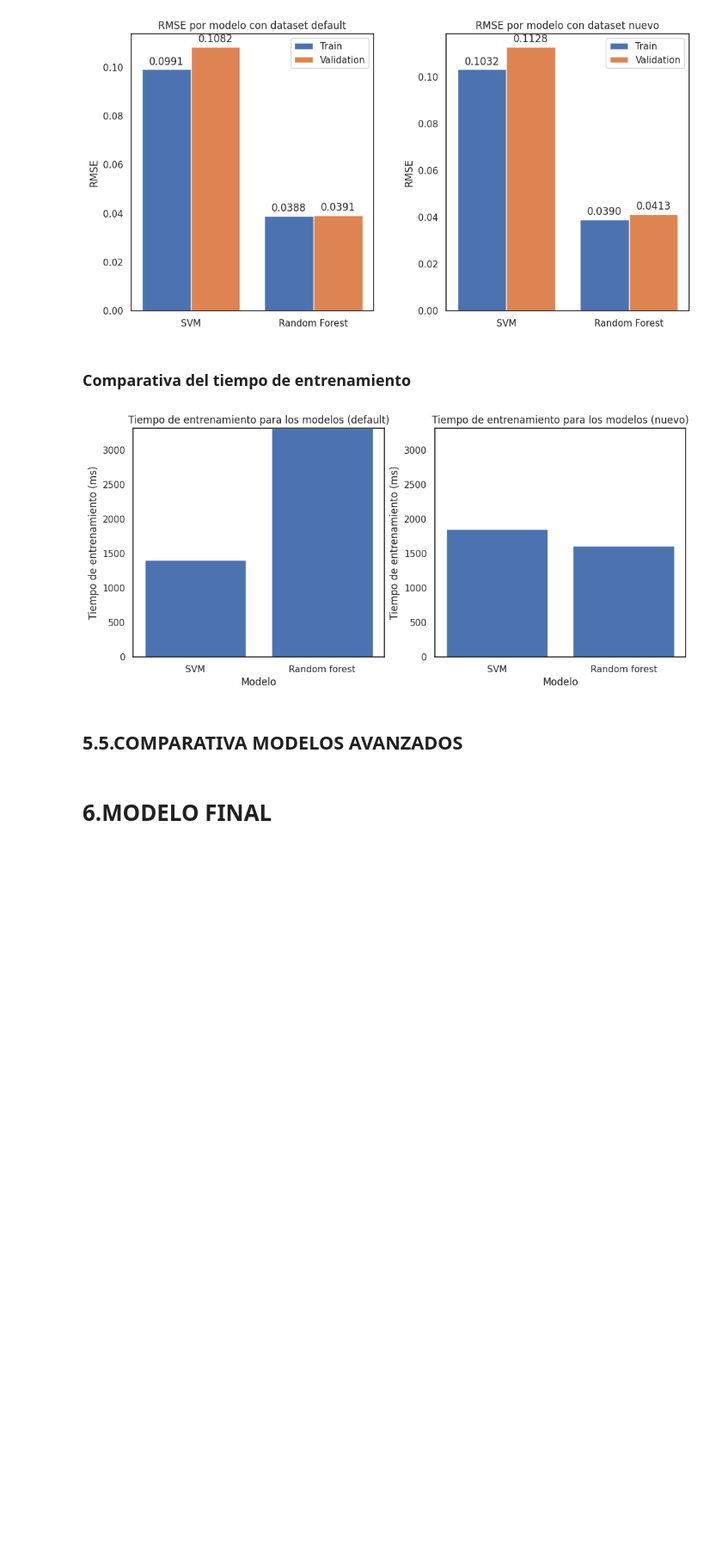
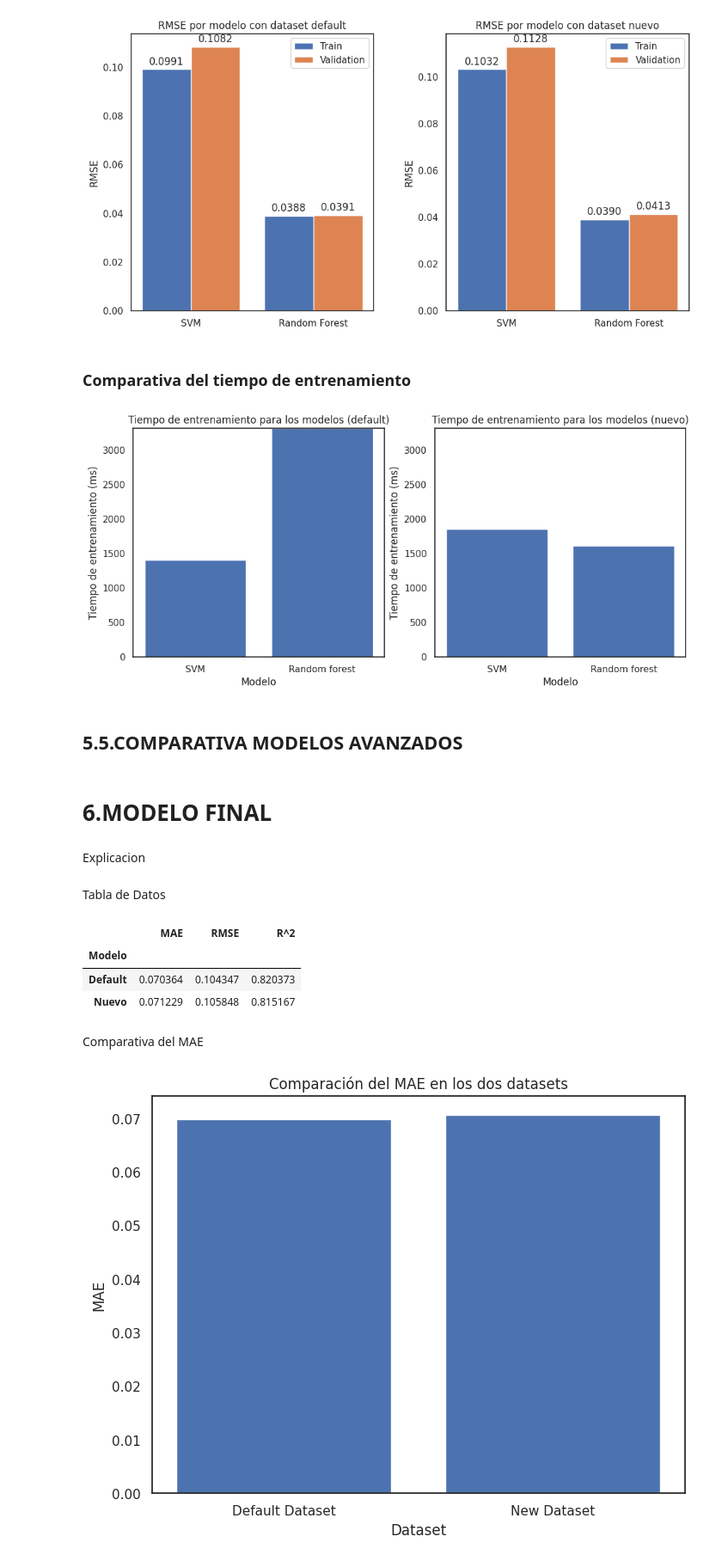
Before and after one commit to navas017/Grupo40-Practica1, a Jupyter notebook: Practica1.ipynb, the cells around one changed output. Shown at 86% size. Drawn from its saved outputs; the diff is of its cells as text; code cells hidden in the pictures; blank space fills up the shorter version.

Commit message:
Modelo final entrenado + gráficas + modelos.plk

```diff
--- a/Practica1.ipynb
+++ b/Practica1.ipynb
@@ -199,6 +200,8 @@ test_random = test.sample(frac=1, random_state=100429142).reset_index(drop=True)
 train_random_norm = train_norm.sample(frac=1, random_state=100429142).reset_index(drop=True)
 test_random_norm = test_norm.sample(frac=1, random_state=100429142).reset_index(drop=True)
 
+
+# ************** TRAIN
 # Separa las variables independientes (X) de la variable dependiente (y)
 X_train = train_random.iloc[:, :-1]
 Y_train = train_random.iloc[:, -1]
@@ -212,6 +215,14 @@ X_train_train_norm = train_norm_train.iloc[:, :-1]
 X_train_val_norm = train_norm_val.iloc[:, :-1]
 Y_train_train_norm = train_norm_train.iloc[:, -1]
 Y_train_val_norm = train_norm_val.iloc[:, -1]
+
+
+# ************** TEST
+X_test = test_random.iloc[:, :-1]
+Y_test = test_random.iloc[:, -1]
+
+X_test_norm = test_random_norm.iloc[:, :-1]
+Y_test_norm = test_random_norm.iloc[:, -1]
 # %% [markdown]
 ## **DATASET EDA**
 # %% [markdown]
@@ -270,6 +281,8 @@ new_test_random = new_test.sample(frac=1, random_state=100429142).reset_index(dr
 new_train_random_norm = new_train_norm.sample(frac=1, random_state=100429142).reset_index(drop=True)
 new_test_random_norm = new_test_norm.sample(frac=1, random_state=100429142).reset_index(drop=True)
 
+
+# ************** TRAIN
 # Separa las variables independientes (X) de la variable dependiente (y)
 new_X_train = train_random.iloc[:, :-1]
 new_Y_train = train_random.iloc[:, -1]
@@ -283,6 +296,14 @@ new_X_train_train_norm = new_train_norm_train.iloc[:, :-1]
 new_X_train_val_norm = new_train_norm_val.iloc[:, :-1]
 new_Y_train_train_norm = new_train_norm_train.iloc[:, -1]
 new_Y_train_val_norm = new_train_norm_val.iloc[:, -1]
+
+
+# ************** TEST
+new_X_test = train_random.iloc[:, :-1]
+new_Y_test = train_random.iloc[:, -1]
+
+new_X_test_norm = new_test_random_norm.iloc[:, :-1]
+new_Y_test_norm = new_test_random_norm.iloc[:, -1]
 # %% [markdown]
 # **4.MODELOS BÁSICOS**
 # %% [markdown]
@@ -1784,3 +1805,5 @@ plt.show()
 ## **5.5.COMPARATIVA MODELOS AVANZADOS**
 # %% [markdown]
 # **6.MODELO FINAL**
+# %% [markdown]
+Explicacion
@@ -1786,0 +1877,44 @@ plt.show()
+# %% [markdown]
+Tabla de Datos
+# %%
+# Crear diccionario con los datos
+data = {
+    'Modelo': ['Default', 'Nuevo'],
+    'MAE': [rf_opt_mae_test, new_rf_opt_mae_test],
+    'RMSE': [rf_opt_rmse_test, new_rf_opt_rmse_test],
+    'R^2': [rf_opt_r2_test, new_rf_opt_r2_test]
+}
+
+# Crear dataframe a partir del diccionario
+df = pd.DataFrame(data)
+
+# Establecer el modelo como índice del dataframe
+df.set_index('Modelo', inplace=True)
+
+# Imprimir el dataframe
+df
+# %% [output]
+|  | MAE | RMSE | R^2 |
+| Modelo |  |  |  |
+| Default | 0.070364 | 0.104347 | 0.820373 |
+| Nuevo | 0.071229 | 0.105848 | 0.815167 |
+# %% [markdown]
+Comparativa del MAE
+# %%
+# Definir los datos para la gráfica
+mae_values = [rf_opt_mae_test, new_rf_opt_mae_test]
+labels = ['Default Dataset', 'New Dataset']
+
+# Crear la gráfica
+fig, ax = plt.subplots(figsize=(8,6))
+ax.bar(labels, mae_values)
+
+# Definir los títulos y etiquetas de los ejes
+ax.set_title('Comparación del MAE en los dos datasets')
+ax.set_ylabel('MAE')
+ax.set_xlabel('Dataset')
+
+# Mostrar la gráfica
+plt.show()
+# %% [output]
+[figure, added]
```
Also changed, not shown: parts of 6 cells of this notebook.
